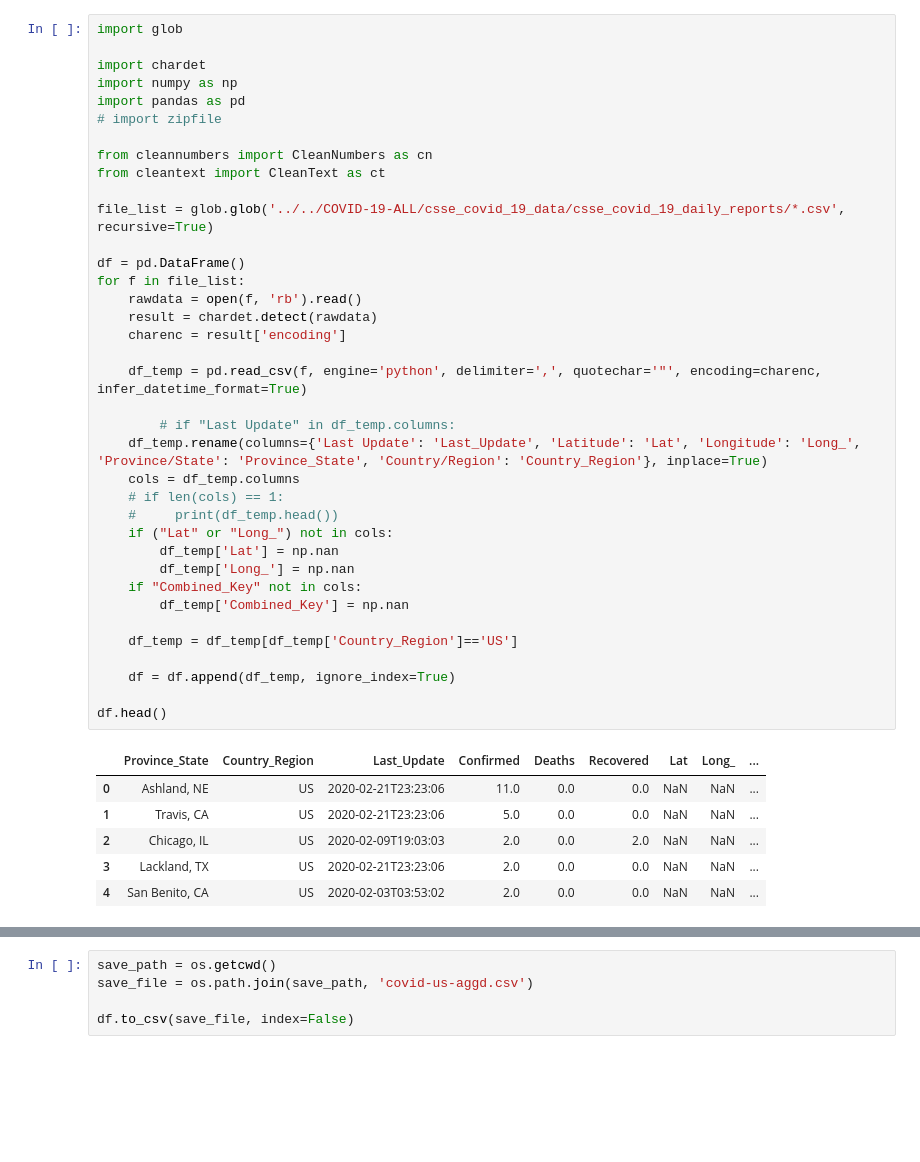
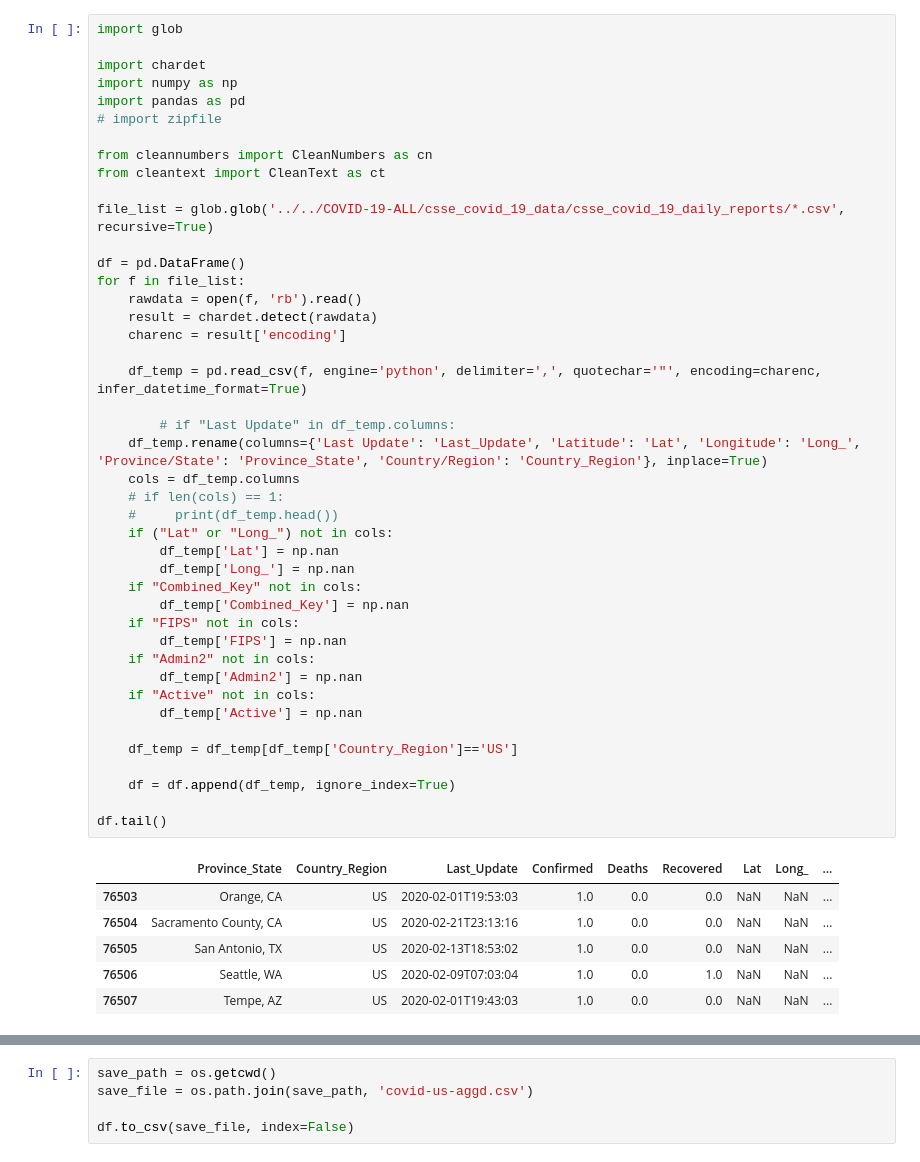
Before and after one commit to spencer2211/data-cleaners, a Jupyter notebook: covid_agg.ipynb, the cells around one changed output, grey strips where cells are left out. Cells and saved outputs as stored; diff of their text form; blank space fills up the shorter version.

```diff
--- a/covid_agg.ipynb
+++ b/covid_agg.ipynb
@@ -9,36 +9,42 @@ import pandas as pd
 from cleannumbers import CleanNumbers as cn
 from cleantext import CleanText as ct
 
 file_list = glob.glob('../../COVID-19-ALL/csse_covid_19_data/csse_covid_19_daily_reports/*.csv', recursive=True)
 
 df = pd.DataFrame()
 for f in file_list:
     rawdata = open(f, 'rb').read()
     result = chardet.detect(rawdata)
     charenc = result['encoding']
 
     df_temp = pd.read_csv(f, engine='python', delimiter=',', quotechar='"', encoding=charenc, infer_datetime_format=True)
 
         # if "Last Update" in df_temp.columns:
     df_temp.rename(columns={'Last Update': 'Last_Update', 'Latitude': 'Lat', 'Longitude': 'Long_', 'Province/State': 'Province_State', 'Country/Region': 'Country_Region'}, inplace=True)
     cols = df_temp.columns
     # if len(cols) == 1:
     #     print(df_temp.head())
     if ("Lat" or "Long_") not in cols:
         df_temp['Lat'] = np.nan
         df_temp['Long_'] = np.nan
     if "Combined_Key" not in cols:
         df_temp['Combined_Key'] = np.nan
+    if "FIPS" not in cols:
+        df_temp['FIPS'] = np.nan
+    if "Admin2" not in cols:
+        df_temp['Admin2'] = np.nan
+    if "Active" not in cols:
+        df_temp['Active'] = np.nan
 
     df_temp = df_temp[df_temp['Country_Region']=='US']
 
     df = df.append(df_temp, ignore_index=True)
 
-df.head()
+df.tail()
 # %% [output]
 |  | Province_State | Country_Region | Last_Update | Confirmed | Deaths | Recovered | Lat | Long_ | ... |
-| 0 | Ashland, NE | US | 2020-02-21T23:23:06 | 11.0 | 0.0 | 0.0 | NaN | NaN | ... |
-| 1 | Travis, CA | US | 2020-02-21T23:23:06 | 5.0 | 0.0 | 0.0 | NaN | NaN | ... |
-| 2 | Chicago, IL | US | 2020-02-09T19:03:03 | 2.0 | 0.0 | 2.0 | NaN | NaN | ... |
-| 3 | Lackland, TX | US | 2020-02-21T23:23:06 | 2.0 | 0.0 | 0.0 | NaN | NaN | ... |
-| 4 | San Benito, CA | US | 2020-02-03T03:53:02 | 2.0 | 0.0 | 0.0 | NaN | NaN | ... |
+| 76503 | Orange, CA | US | 2020-02-01T19:53:03 | 1.0 | 0.0 | 0.0 | NaN | NaN | ... |
+| 76504 | Sacramento County, CA | US | 2020-02-21T23:13:16 | 1.0 | 0.0 | 0.0 | NaN | NaN | ... |
+| 76505 | San Antonio, TX | US | 2020-02-13T18:53:02 | 1.0 | 0.0 | 0.0 | NaN | NaN | ... |
+| 76506 | Seattle, WA | US | 2020-02-09T07:03:04 | 1.0 | 0.0 | 1.0 | NaN | NaN | ... |
+| 76507 | Tempe, AZ | US | 2020-02-01T19:43:03 | 1.0 | 0.0 | 0.0 | NaN | NaN | ... |
```
Also changed, not shown: parts of 6 cells of this notebook, 4 other files.
